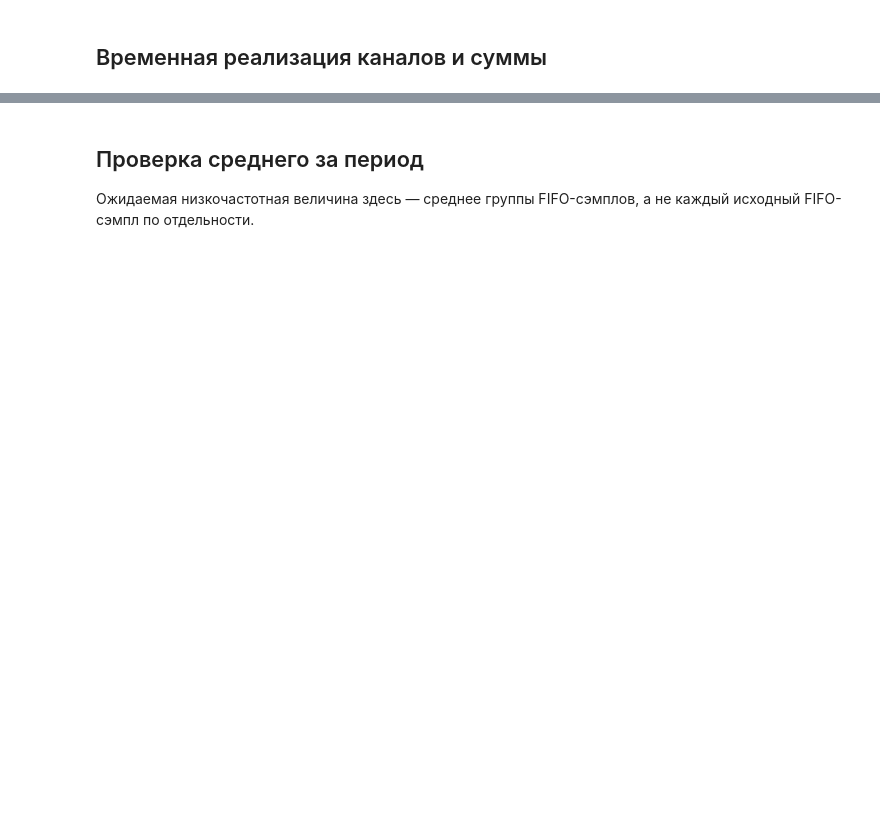
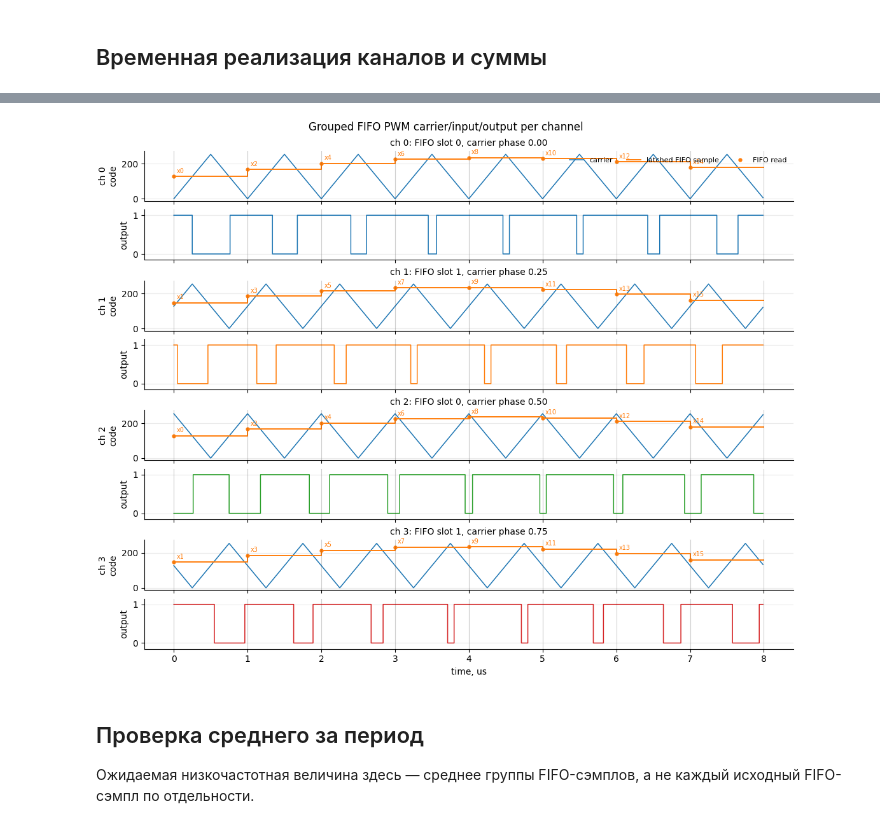
Before and after one commit to ekazakov1507/pwm_lab, a Jupyter notebook: tutorials/04_grouped_fifo_pwm.ipynb, the cells around one changed output, grey strips where cells are left out. Cells and saved outputs as stored; diff of their text form; code cells hidden in the pictures; blank space fills up the shorter version.

```diff
--- a/tutorials/04_grouped_fifo_pwm.ipynb
+++ b/tutorials/04_grouped_fifo_pwm.ipynb
@@ -90,3 +106,14 @@ plot_channel_stack(
+# %%
+plot_grouped_fifo_channel_comparison(
+    x_fifo,
+    config,
+    samples_per_period=samples_per_period,
+    channels=channels,
+    max_periods=8,
+    title="Grouped FIFO PWM carrier/input/output per channel",
+);
+# %% [output]
+[figure, added]
 # %% [markdown]
 ## Проверка среднего за период
 
```
Also changed, not shown: parts of 8 cells of this notebook, 6 other files.
